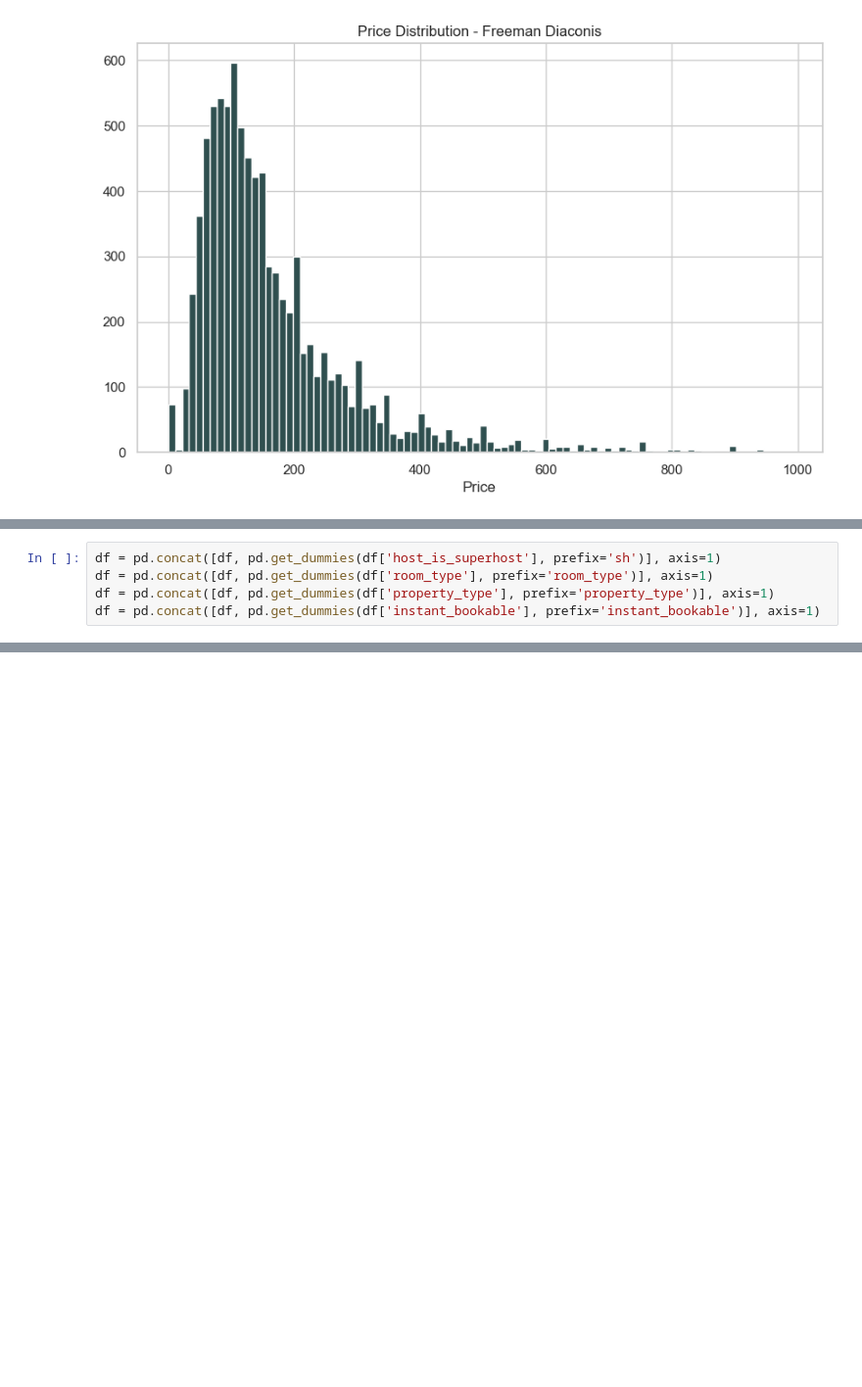
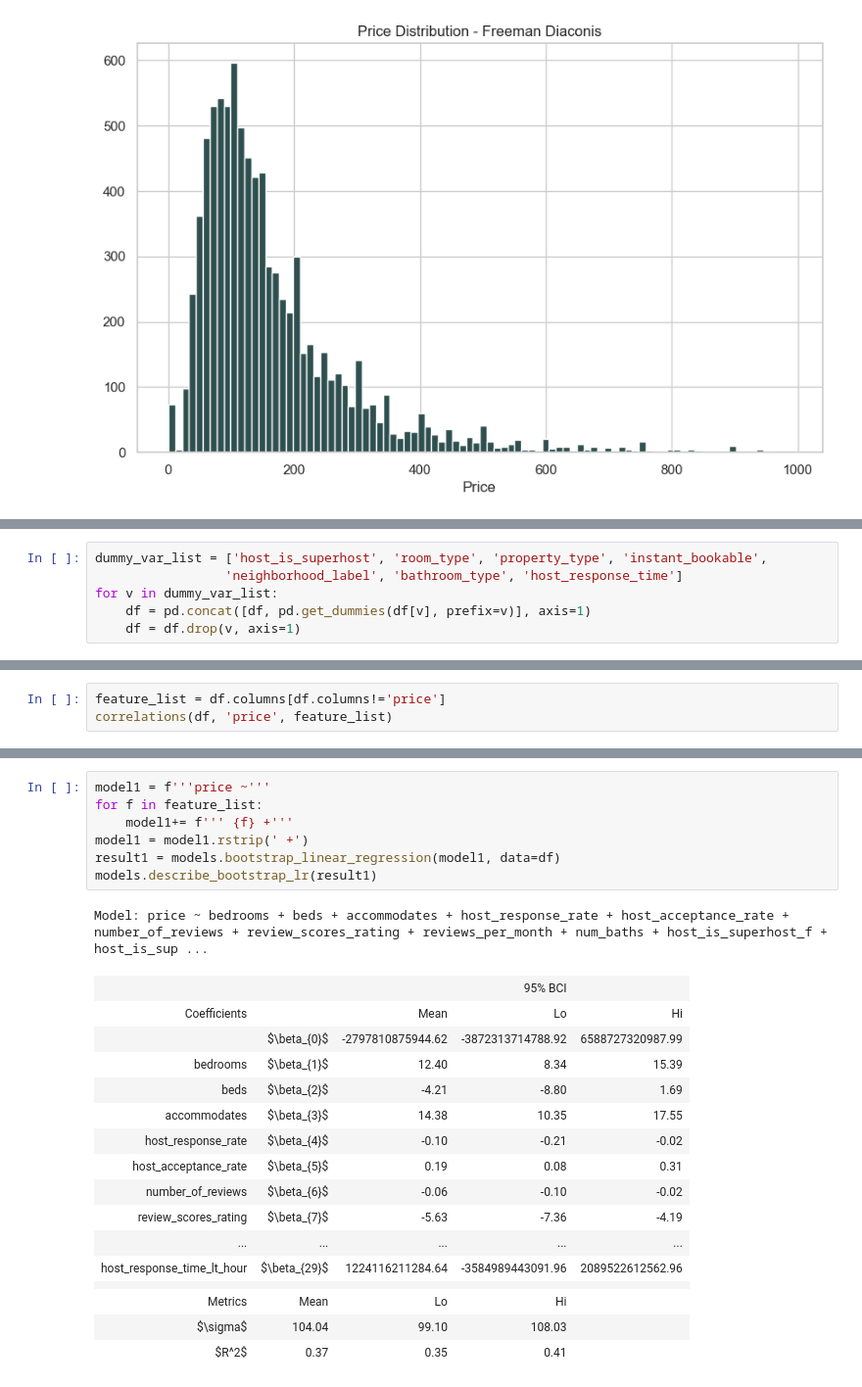
Before and after one commit to carleen/group4_ds_project, a Jupyter notebook: regression/cboyer7-regression.ipynb, the cells around one changed output, grey strips where cells are left out. Shown at 98% size. Cells and saved outputs as stored; diff of their text form; blank space fills up the shorter version.

Commit message:
Changes to some of the initial liear regression model

```diff
--- a/regression/cboyer7-regression.ipynb
+++ b/regression/cboyer7-regression.ipynb
@@ -124,5 +143,6 @@ memory usage: 1.2+ MB
 # %%
-df = pd.concat([df, pd.get_dummies(df['host_is_superhost'], prefix='sh')], axis=1)
-df = pd.concat([df, pd.get_dummies(df['room_type'], prefix='room_type')], axis=1)
-df = pd.concat([df, pd.get_dummies(df['property_type'], prefix='property_type')], axis=1)
-df = pd.concat([df, pd.get_dummies(df['instant_bookable'], prefix='instant_bookable')], axis=1)
+dummy_var_list = ['host_is_superhost', 'room_type', 'property_type', 'instant_bookable',
+                 'neighborhood_label', 'bathroom_type', 'host_response_time']
+for v in dummy_var_list:
+    df = pd.concat([df, pd.get_dummies(df[v], prefix=v)], axis=1)
+    df = df.drop(v, axis=1)
@@ -128,0 +159,3 @@ df = pd.concat([df, pd.get_dummies(df['instant_bookable'], prefix='instant_booka
+# %%
+feature_list = df.columns[df.columns!='price']
+correlations(df, 'price', feature_list)
@@ -128,0 +192,25 @@ df = pd.concat([df, pd.get_dummies(df['instant_bookable'], prefix='instant_booka
+# %%
+model1 = f'''price ~'''
+for f in feature_list:
+    model1+= f''' {f} +'''
+model1 = model1.rstrip(' +')
+result1 = models.bootstrap_linear_regression(model1, data=df)
+models.describe_bootstrap_lr(result1)
+# %% [output]
+Model: price ~ bedrooms + beds + accommodates + host_response_rate + host_acceptance_rate + number_of_reviews + review_scores_rating + reviews_per_month + num_baths + host_is_superhost_f + host_is_sup ...
+|  |  |  | 95% BCI |  |
+| Coefficients |  | Mean | Lo | Hi |
+|  | $\beta_{0}$ | -2797810875944.62 | -3872313714788.92 | 6588727320987.99 |
+| bedrooms | $\beta_{1}$ | 12.40 | 8.34 | 15.39 |
+| beds | $\beta_{2}$ | -4.21 | -8.80 | 1.69 |
+| accommodates | $\beta_{3}$ | 14.38 | 10.35 | 17.55 |
+| host_response_rate | $\beta_{4}$ | -0.10 | -0.21 | -0.02 |
+| host_acceptance_rate | $\beta_{5}$ | 0.19 | 0.08 | 0.31 |
+| number_of_reviews | $\beta_{6}$ | -0.06 | -0.10 | -0.02 |
+| review_scores_rating | $\beta_{7}$ | -5.63 | -7.36 | -4.19 |
+| ... | ... | ... | ... | ... |
+| host_response_time_lt_hour | $\beta_{29}$ | 1224116211284.64 | -3584989443091.96 | 2089522612562.96 |
+|  |  |  |  |  |
+| Metrics | Mean | Lo | Hi |  |
+| $\sigma$ | 104.04 | 99.10 | 108.03 |  |
+| $R^2$ | 0.37 | 0.35 | 0.41 |  |
```
Also changed, not shown: parts of 6 cells of this notebook.
